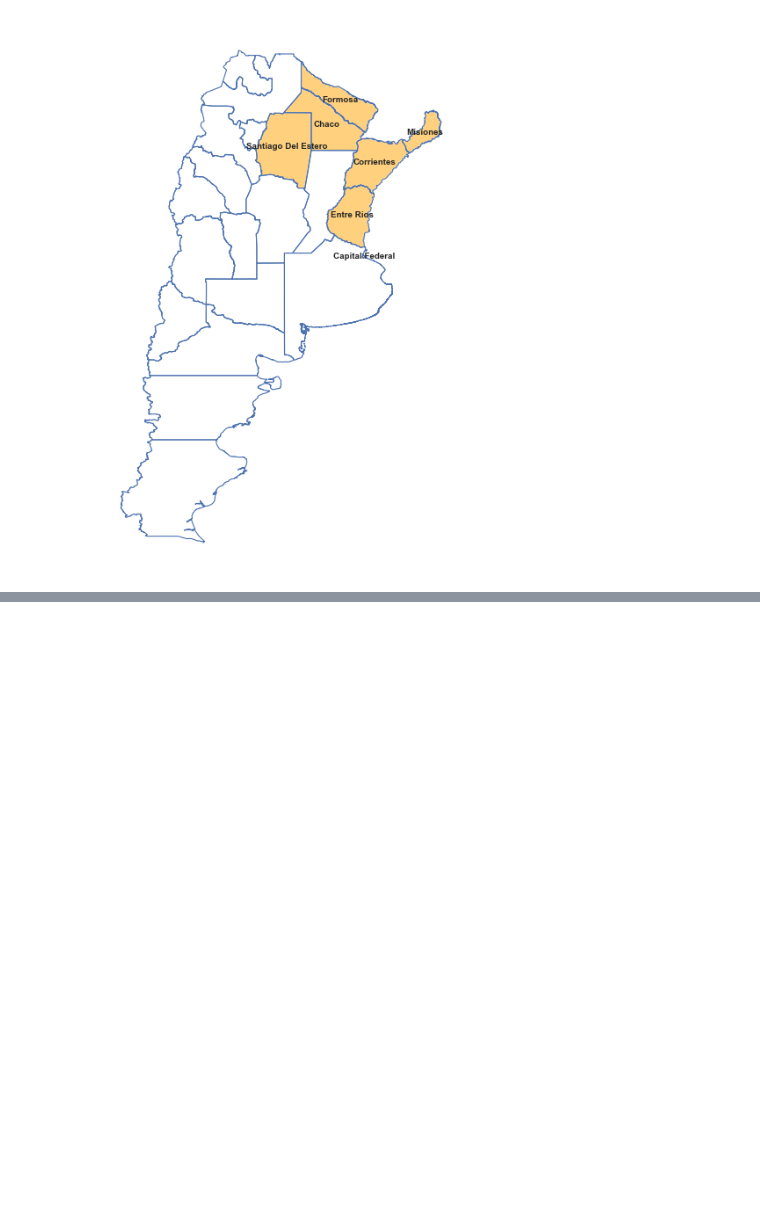
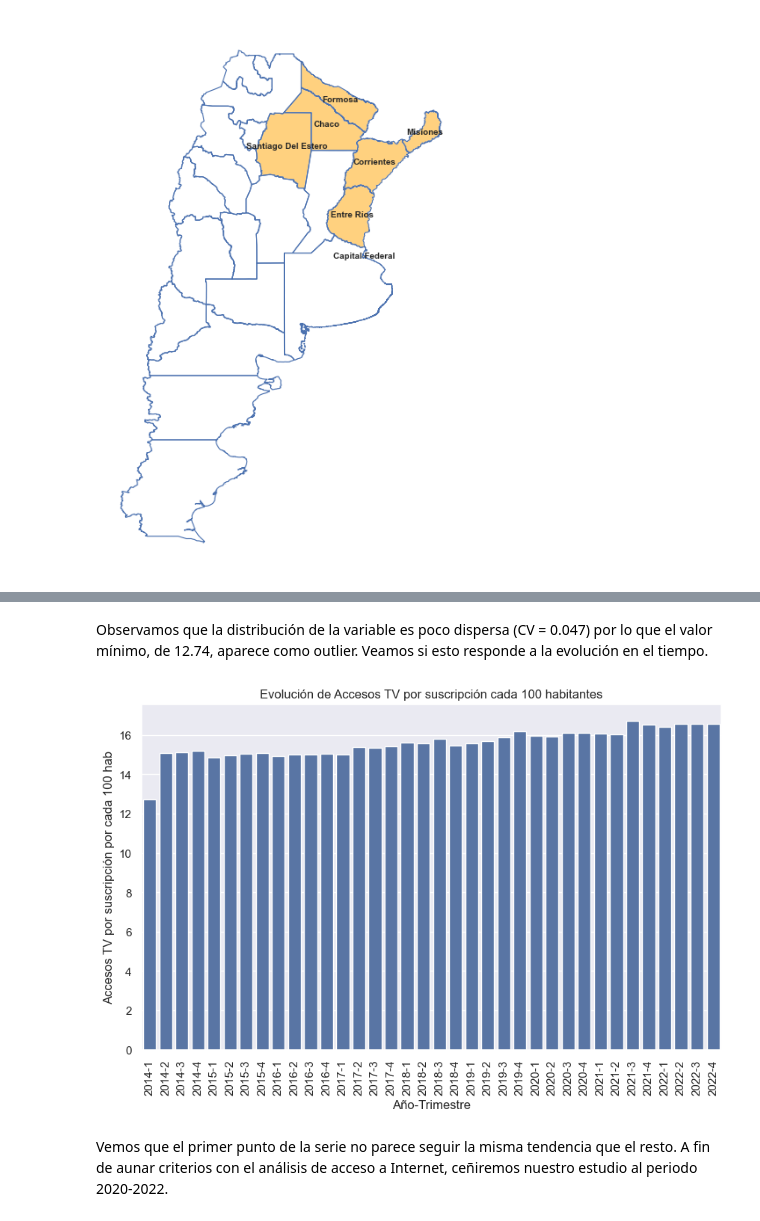
Before and after one commit to dsdrajlin/PI-DA-Telecomunicaciones, a Jupyter notebook: EDA2.ipynb, the cells around one changed output, grey strips where cells are left out. Drawn from its saved outputs; the diff is of its cells as text; code cells hidden in the pictures; blank space fills up the shorter version.

```diff
--- a/EDA2.ipynb
+++ b/EDA2.ipynb
@@ -366,0 +438,19 @@ plt.show()
+# %% [markdown]
+Observamos que la distribución de la variable es poco dispersa (CV = 0.047) por lo que el valor mínimo, de 12.74, aparece como outlier. Veamos si esto responde a la evolución en el tiempo.
+# %%
+# Configura el tamaño de la figura
+plt.figure(figsize=(10, 6))
+
+# Crea el gráfico de barras horizontales
+ax = sns.barplot(x="Año-Trimestre", y="Accesos TV por suscripción por cada 100 hab",
+                  data=penetracion_totales_tv)
+
+# Rotar las etiquetas del eje X en 90 grados
+ax.set_xticklabels(ax.get_xticklabels(), rotation=90)
+
+# Personaliza el título
+plt.title("Evolución de Accesos TV por suscripción cada 100 habitantes");
+# %% [output]
+[figure, added]
+# %% [markdown]
+Vemos que el primer punto de la serie no parece seguir la misma tendencia que el resto. A fin de aunar criterios con el análisis de acceso a Internet, ceñiremos nuestro estudio al periodo 2020-2022.
```
Also changed, not shown: parts of 37 cells of this notebook, 5 other files.
